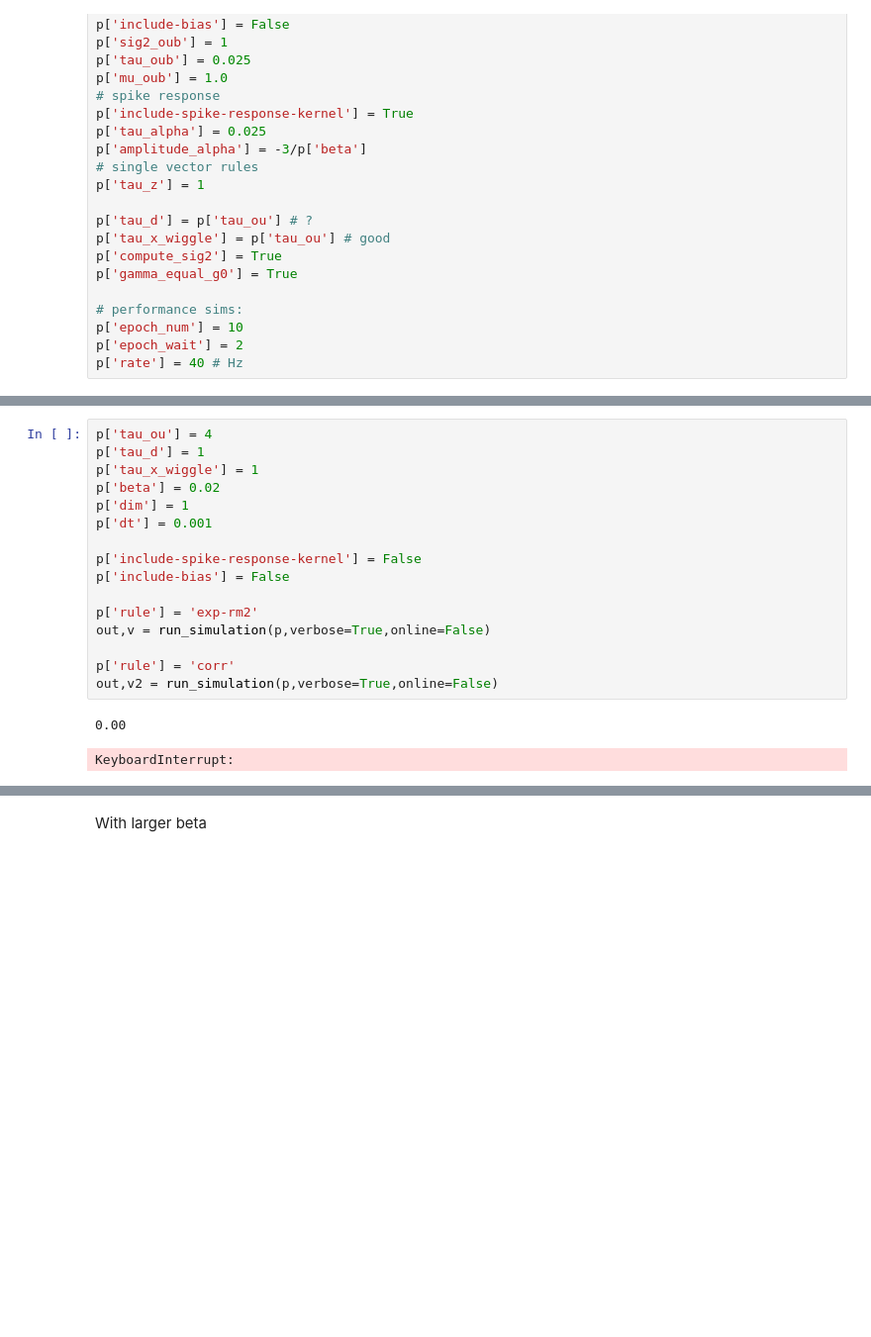
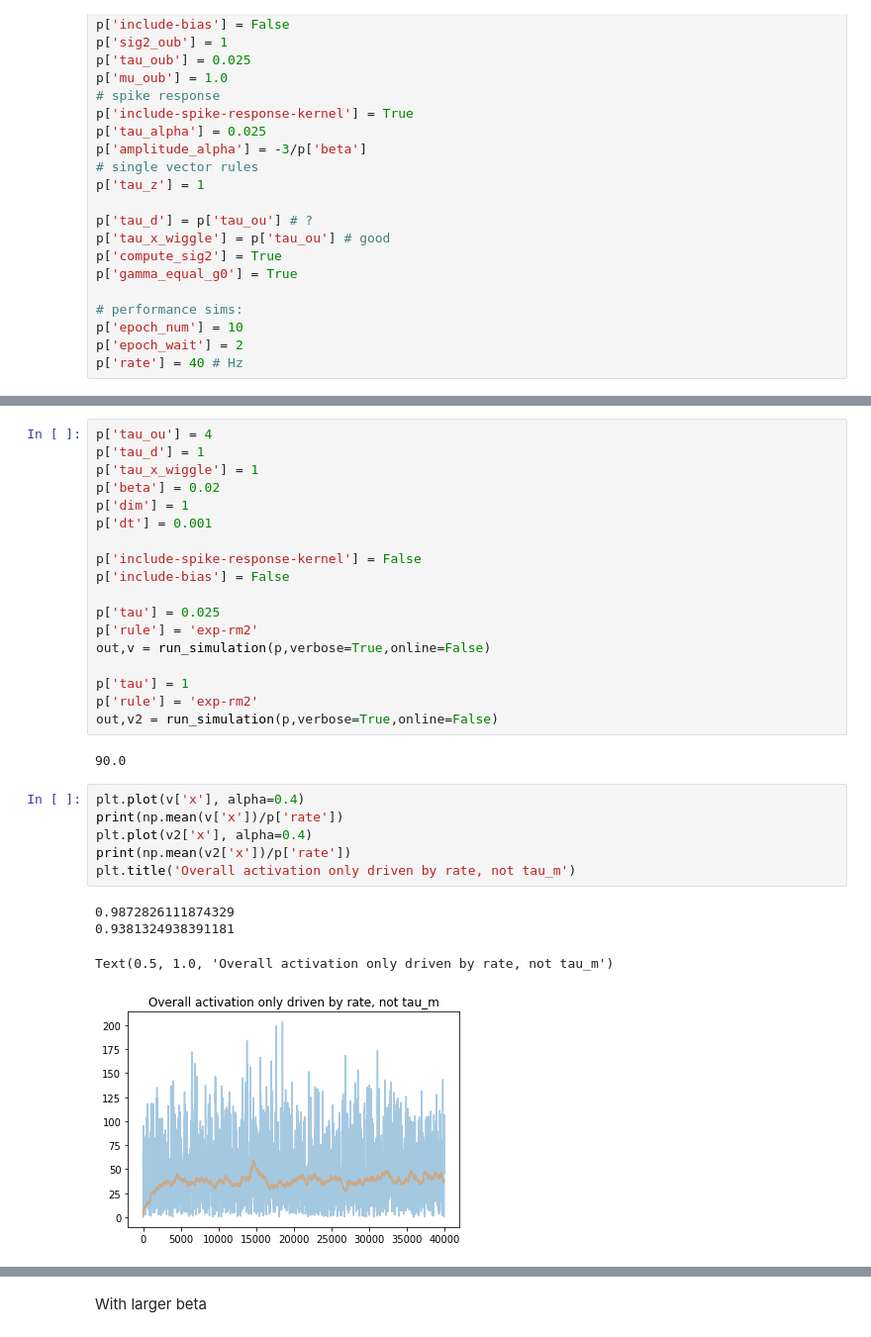
Before and after one commit to Theoretical-Neuroscience-Group/synaptic_filter, a Jupyter notebook: notebooks/p3-clean2.ipynb, the cells around one changed output, grey strips where cells are left out. Shown at 99% size. Drawn from its saved outputs; the diff is of its cells as text; blank space fills up the shorter version.

```diff
--- a/notebooks/p3-clean2.ipynb
+++ b/notebooks/p3-clean2.ipynb
@@ -88,14 +112,26 @@ p['dt'] = 0.001
 p['include-spike-response-kernel'] = False
 p['include-bias'] = False
 
+p['tau'] = 0.025
 p['rule'] = 'exp-rm2'
 out,v = run_simulation(p,verbose=True,online=False)
 
-p['rule'] = 'corr'
+p['tau'] = 1
+p['rule'] = 'exp-rm2'
 out,v2 = run_simulation(p,verbose=True,online=False)
 # %% [output]
-0.00
+90.0
-KeyboardInterrupt:
+# %%
+plt.plot(v['x'], alpha=0.4)
+print(np.mean(v['x'])/p['rate'])
+plt.plot(v2['x'], alpha=0.4)
+print(np.mean(v2['x'])/p['rate'])
+plt.title('Overall activation only driven by rate, not tau_m')
+# %% [output]
+0.9872826111874329
+0.9381324938391181
+Text(0.5, 1.0, 'Overall activation only driven by rate, not tau_m')
+[figure, added]
 # %%
 vplt(v,p,key='sig2',dim=0,cut=1,c=None,err=True,alpha=0.8)
 vplt(v2,p,key='sig2',dim=0,cut=1,c=None,err=True,alpha=0.8)
```
Also changed, not shown: parts of 43 cells of this notebook, 4 other files.
